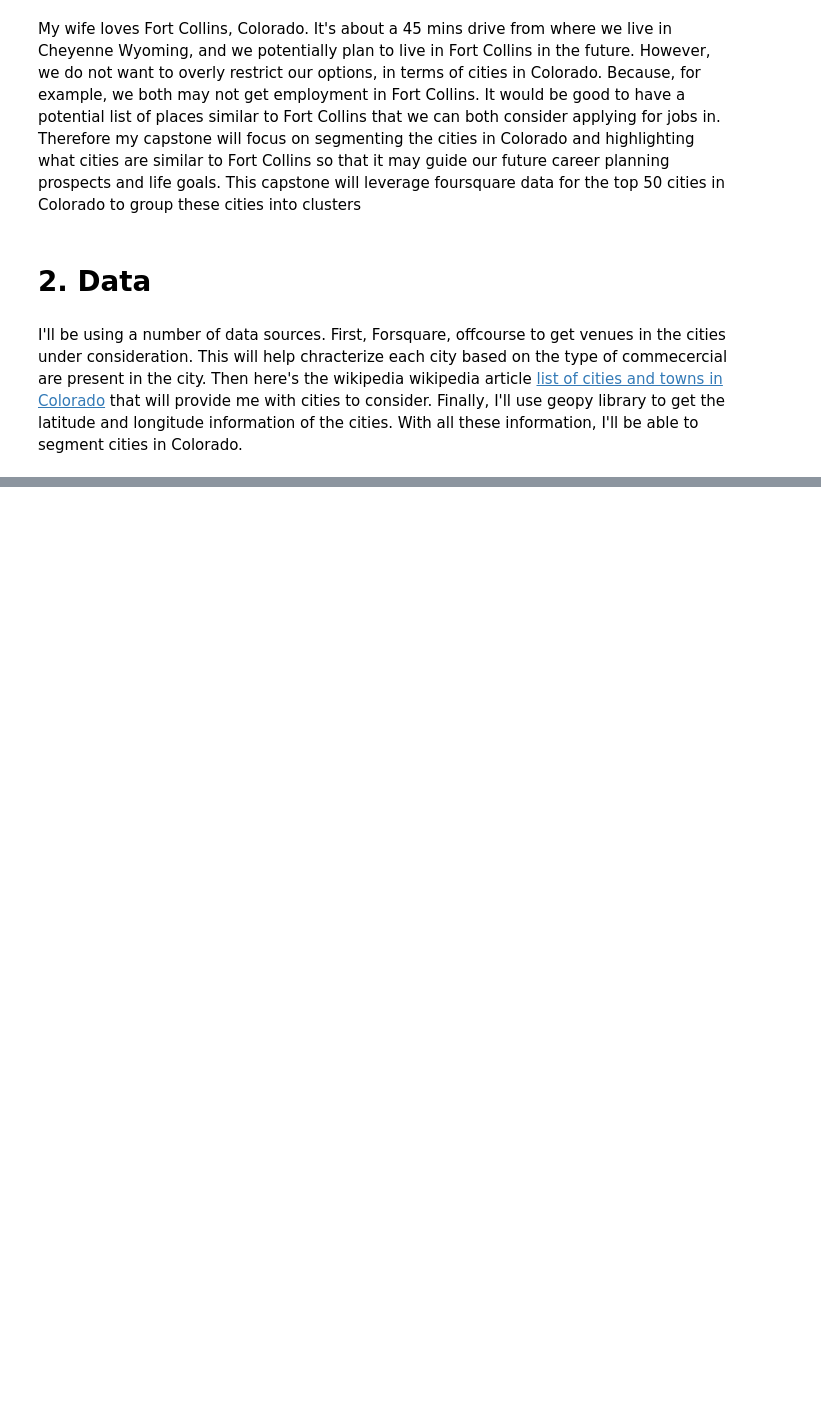
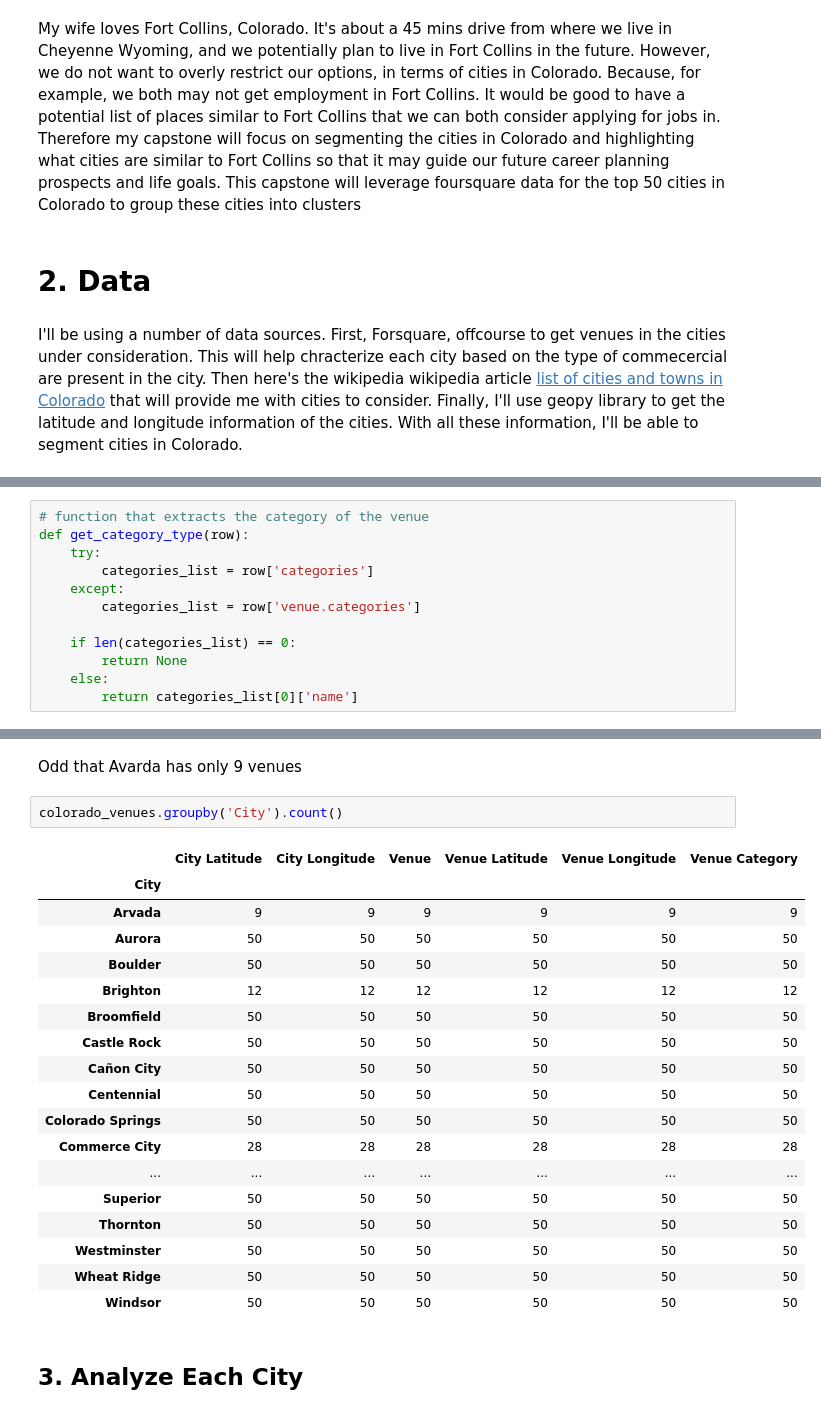
Before and after one commit to Ahmedbjr/Clustering, a Jupyter notebook: Cities Like Fort Collins.ipynb, the cells around one changed output, grey strips where cells are left out. Drawn from its saved outputs; the diff is of its cells as text; blank space fills up the shorter version.

```diff
--- a/Cities Like Fort Collins.ipynb
+++ b/Cities Like Fort Collins.ipynb
@@ -9,0 +186,12 @@ Then here's the wikipedia wikipedia article <a href="https://en.wikipedia.org/wi
+# %%
+# function that extracts the category of the venue
+def get_category_type(row):
+    try:
+        categories_list = row['categories']
+    except:
+        categories_list = row['venue.categories']
+
+    if len(categories_list) == 0:
+        return None
+    else:
+        return categories_list[0]['name']
@@ -9,0 +336,25 @@ Then here's the wikipedia wikipedia article <a href="https://en.wikipedia.org/wi
+# %% [markdown]
+Odd that Avarda has only 9 venues
+# %%
+colorado_venues.groupby('City').count()
+# %% [output]
+|  | City Latitude | City Longitude | Venue | Venue Latitude | Venue Longitude | Venue Category |
+| City |  |  |  |  |  |  |
+| Arvada | 9 | 9 | 9 | 9 | 9 | 9 |
+| Aurora | 50 | 50 | 50 | 50 | 50 | 50 |
+| Boulder | 50 | 50 | 50 | 50 | 50 | 50 |
+| Brighton | 12 | 12 | 12 | 12 | 12 | 12 |
+| Broomfield | 50 | 50 | 50 | 50 | 50 | 50 |
+| Castle Rock | 50 | 50 | 50 | 50 | 50 | 50 |
+| Cañon City | 50 | 50 | 50 | 50 | 50 | 50 |
+| Centennial | 50 | 50 | 50 | 50 | 50 | 50 |
+| Colorado Springs | 50 | 50 | 50 | 50 | 50 | 50 |
+| Commerce City | 28 | 28 | 28 | 28 | 28 | 28 |
+| ... | ... | ... | ... | ... | ... | ... |
+| Superior | 50 | 50 | 50 | 50 | 50 | 50 |
+| Thornton | 50 | 50 | 50 | 50 | 50 | 50 |
+| Westminster | 50 | 50 | 50 | 50 | 50 | 50 |
+| Wheat Ridge | 50 | 50 | 50 | 50 | 50 | 50 |
+| Windsor | 50 | 50 | 50 | 50 | 50 | 50 |
+# %% [markdown]
+## 3. Analyze Each City
```
Also changed, not shown: parts of 47 cells of this notebook.
